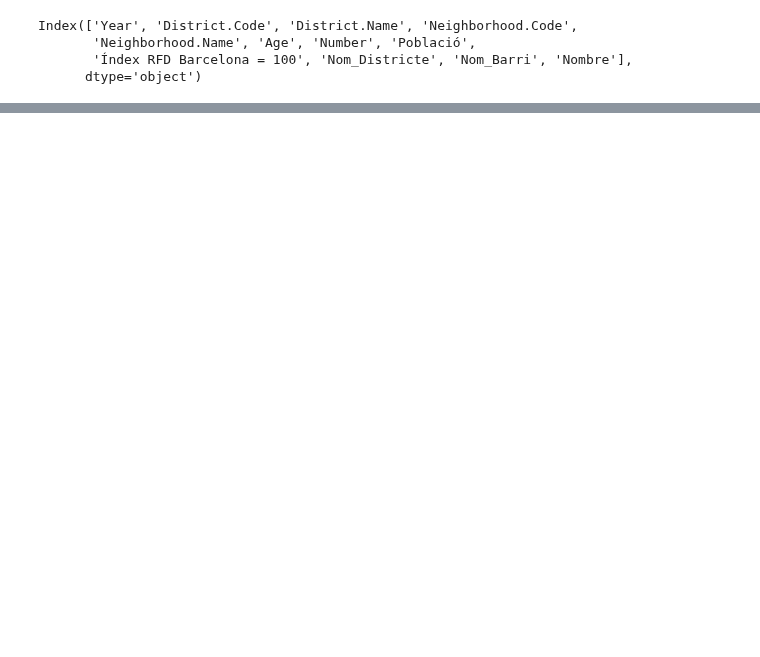
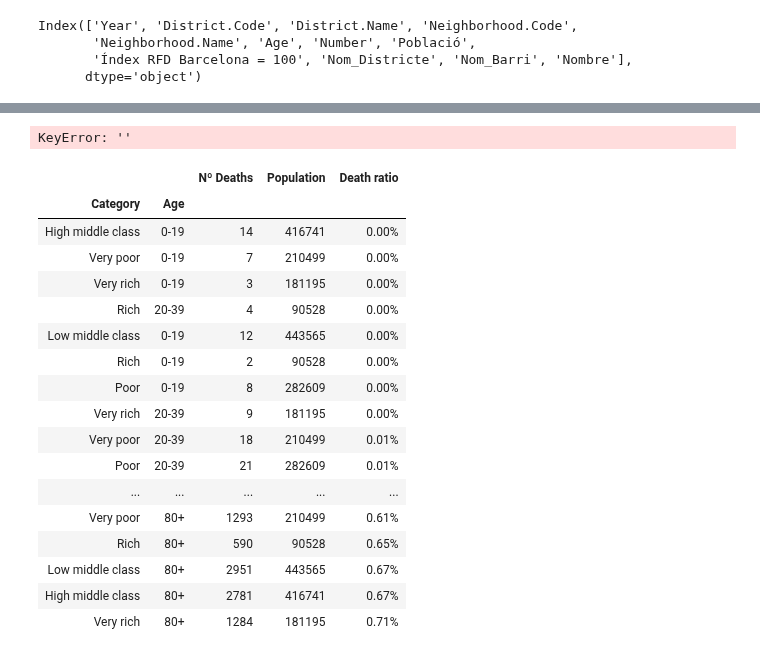
Before and after one commit to ta-data-bcn/Project-Week-2-Barcelona, a Jupyter notebook: your-project/Code/Ramon_JN.ipynb, the cells around one changed output, grey strips where cells are left out. Drawn from its saved outputs; the diff is of its cells as text; code cells hidden in the pictures; blank space fills up the shorter version.

Commit message:
Ramon Death changes 02/07

```diff
--- a/your-project/Code/Ramon_JN.ipynb
+++ b/your-project/Code/Ramon_JN.ipynb
@@ -425,0 +429,12 @@ danger_data = merged_death_rent
+# %%
+danger_data = merged_death_rent
+danger_data.rename(columns = {"Índex RFD Barcelona = 100":"Revenue_Index"},inplace = True)
+#We create 4 revenue categories for the negihborhoods based on their revenue levels
+danger_data["Category"] = ["Very poor" if e < 63
+                                          else "Poor" if e < 79
+                                          else "Low middle class" if e < 100
+                                          else "High middle class" if e < 126
+                                          else "Rich" if e < 159
+                                          else "Very rich"
+                                          for e in danger_data["Revenue_Index"]]
+danger_data.info()
@@ -425,0 +458,3 @@ danger_data = merged_death_rent
+# %%
+danger_by_ages = danger_data.groupby(["Age","Neighborhood.Name"], as_index=False)[["Nº Deaths","Population","Life Expectancy","Category"]].aggregate({"Nº Deaths":"sum","Population":"first","Life Expectancy":"first","Category":"first"})
+danger_by_ages
@@ -425,0 +486,29 @@ danger_data = merged_death_rent
+# %%
+danger_by_ages[""]
+# %% [output]
+KeyError: ''
+# %%
+deaths_grouped = danger_by_ages.groupby(["Category","Age"])[["Nº Deaths","Population"]].sum()
+deaths_grouped["Death ratio"] = deaths_grouped["Nº Deaths"] / deaths_grouped["Population"]
+deaths_grouped['Death ratio'] = pd.Series(["{0:.2f}%".format(val * 100) for val in deaths_grouped['Death ratio']], index = deaths_grouped.index)
+deaths_grouped.sort_values(by = "Death ratio",inplace = True)
+deaths_grouped
+# %% [output]
+|  |  | Nº Deaths | Population | Death ratio |
+| Category | Age |  |  |  |
+| High middle class | 0-19 | 14 | 416741 | 0.00% |
+| Very poor | 0-19 | 7 | 210499 | 0.00% |
+| Very rich | 0-19 | 3 | 181195 | 0.00% |
+| Rich | 20-39 | 4 | 90528 | 0.00% |
+| Low middle class | 0-19 | 12 | 443565 | 0.00% |
+| Rich | 0-19 | 2 | 90528 | 0.00% |
+| Poor | 0-19 | 8 | 282609 | 0.00% |
+| Very rich | 20-39 | 9 | 181195 | 0.00% |
+| Very poor | 20-39 | 18 | 210499 | 0.01% |
+| Poor | 20-39 | 21 | 282609 | 0.01% |
+| ... | ... | ... | ... | ... |
+| Very poor | 80+ | 1293 | 210499 | 0.61% |
+| Rich | 80+ | 590 | 90528 | 0.65% |
+| Low middle class | 80+ | 2951 | 443565 | 0.67% |
+| High middle class | 80+ | 2781 | 416741 | 0.67% |
+| Very rich | 80+ | 1284 | 181195 | 0.71% |
```
Also changed, not shown: parts of 8 cells of this notebook.
